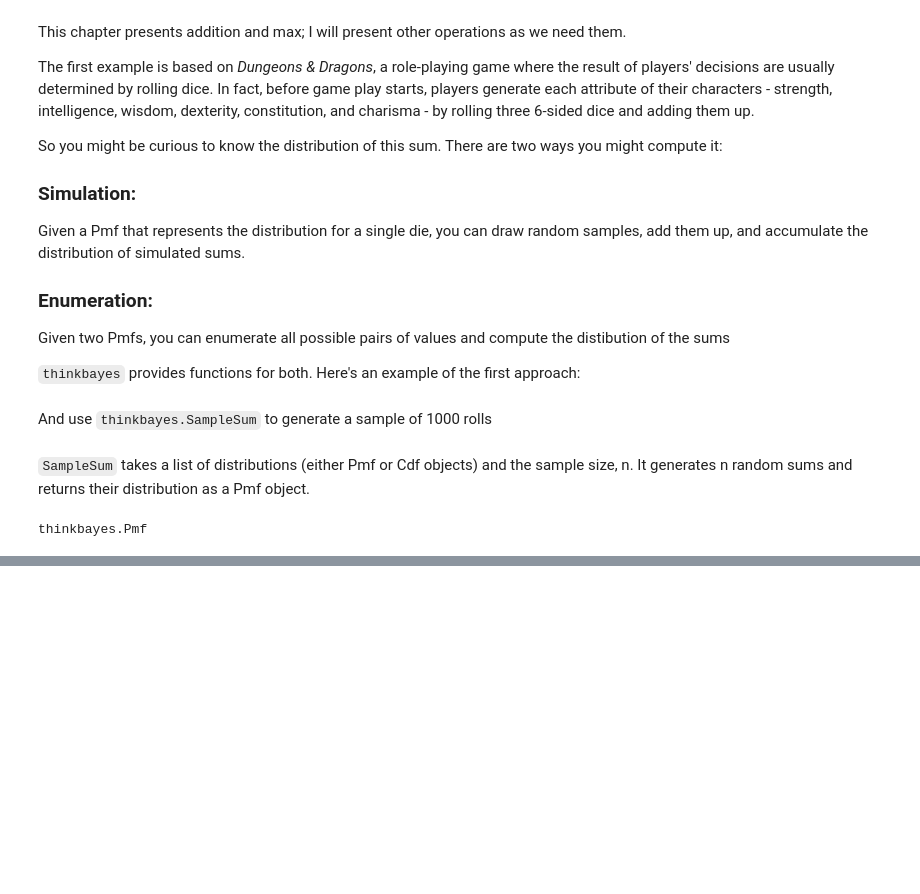
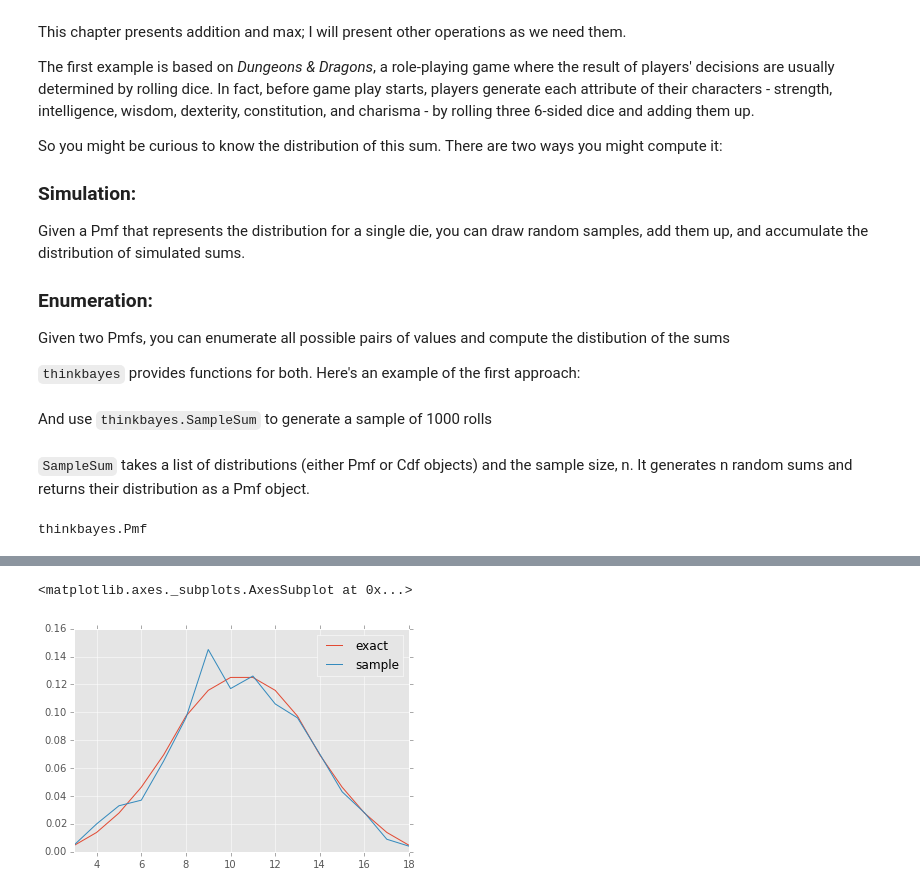
Before and after one commit to doolingdavid/ThinkBayes, a Jupyter notebook: code/newnotes.ipynb, the cells around one changed output, grey strips where cells are left out. Saved outputs shown, nothing was run; the diff lists cells and outputs as text; code cells hidden in the pictures; blank space fills up the shorter version.

```diff
--- a/code/newnotes.ipynb
+++ b/code/newnotes.ipynb
@@ -2436,0 +2444,9 @@ pd.Series(list(three.Render()[1]), index=list(three.Render()[0])).plot()
+# %%
+dfall = pd.DataFrame({'sample': list(three.Render()[1]),
+                     'exact': list(three_exact.Render()[1])},
+                    index=list(three_exact.Render()[0]))
+# %%
+dfall.plot()
+# %% [output]
+<matplotlib.axes._subplots.AxesSubplot at 0x...>
+[figure, added]
```
Also changed, not shown: parts of 3 cells of this notebook.
